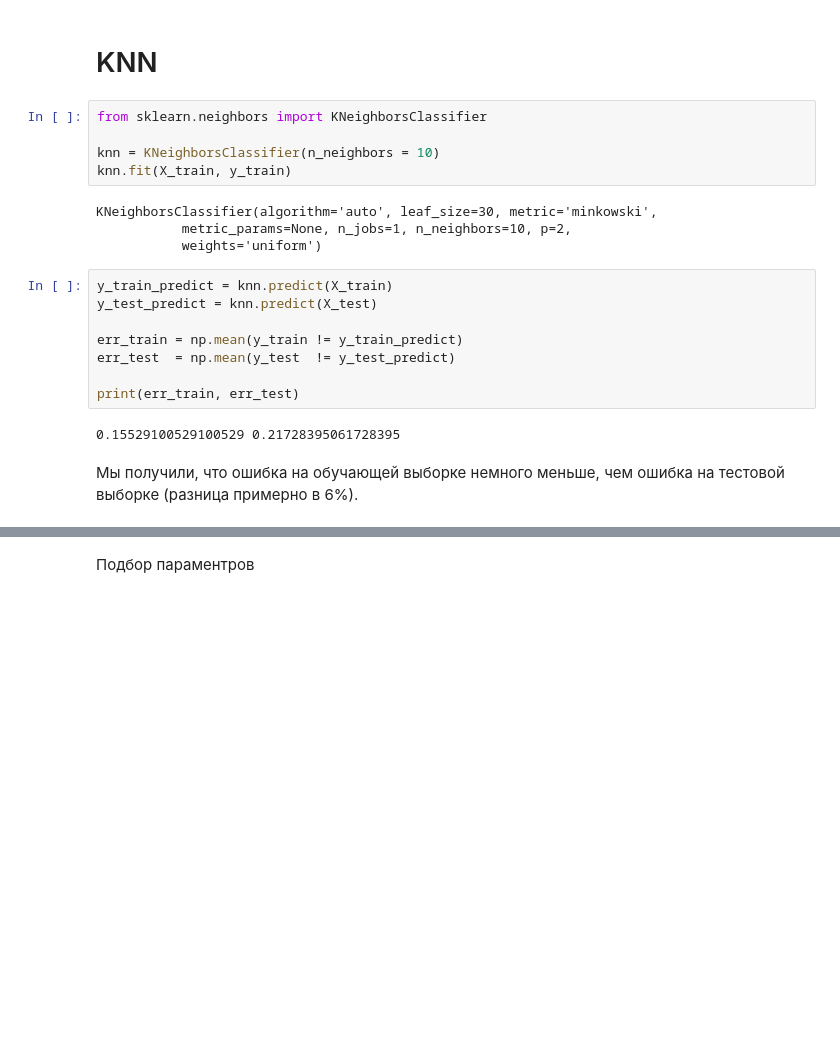
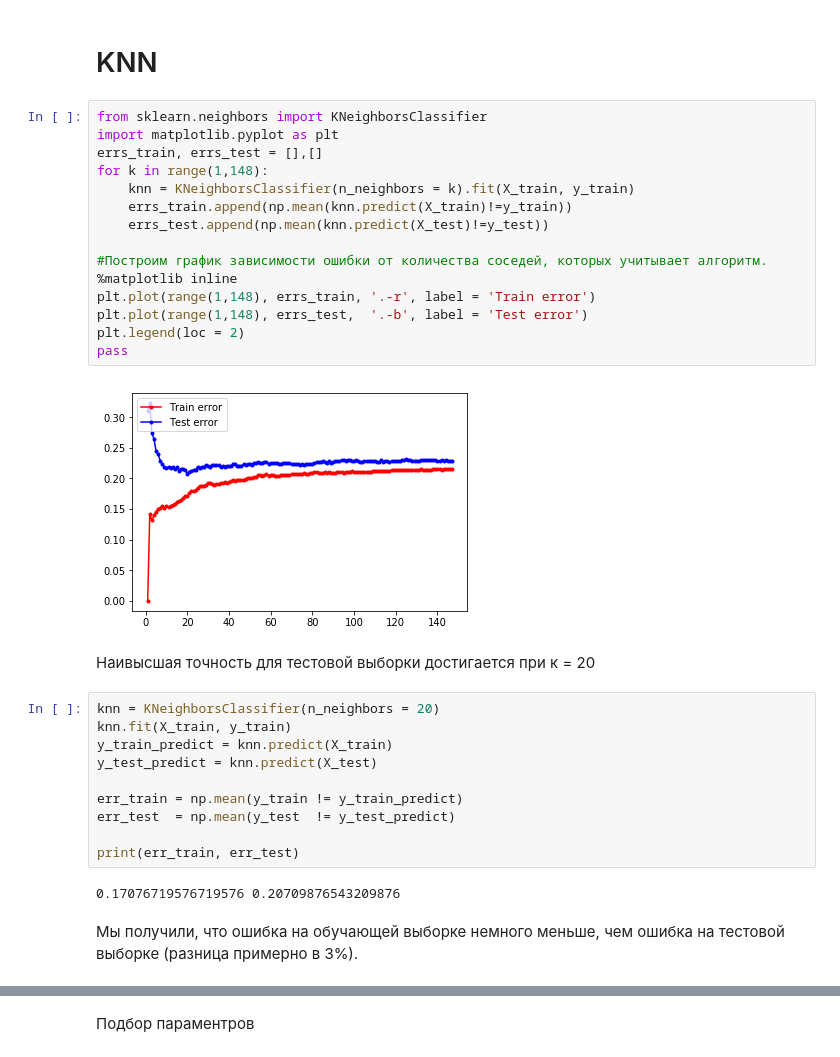
Before and after one commit to ksusha-gorskaya/DataAnalysis, a Jupyter notebook: Lab1_DataAnalysis.ipynb, the cells around one changed output, grey strips where cells are left out. Drawn from its saved outputs; the diff is of its cells as text; blank space fills up the shorter version.

```diff
--- a/Lab1_DataAnalysis.ipynb
+++ b/Lab1_DataAnalysis.ipynb
@@ -276,16 +278,28 @@ N_train + N_test
 10800
 # %% [markdown]
 # KNN
-# %%
-from sklearn.neighbors import KNeighborsClassifier
-
-knn = KNeighborsClassifier(n_neighbors = 10)
-knn.fit(X_train, y_train)
-# %% [output]
-KNeighborsClassifier(algorithm='auto', leaf_size=30, metric='minkowski',
-           metric_params=None, n_jobs=1, n_neighbors=10, p=2,
-           weights='uniform')
+# %%
+from sklearn.neighbors import KNeighborsClassifier
+import matplotlib.pyplot as plt
+errs_train, errs_test = [],[]
+for k in range(1,148):
+    knn = KNeighborsClassifier(n_neighbors = k).fit(X_train, y_train)
+    errs_train.append(np.mean(knn.predict(X_train)!=y_train))
+    errs_test.append(np.mean(knn.predict(X_test)!=y_test))
+
+#Построим график зависимости ошибки от количества соседей, которых учитывает алгоритм.
+%matplotlib inline
+plt.plot(range(1,148), errs_train, '.-r', label = 'Train error')
+plt.plot(range(1,148), errs_test,  '.-b', label = 'Test error')
+plt.legend(loc = 2)
+pass
+# %% [output]
+[figure, added]
+# %% [markdown]
+Наивысшая точность для тестовой выборки достигается при к = 20
 # %%
+knn = KNeighborsClassifier(n_neighbors = 20)
+knn.fit(X_train, y_train)
 y_train_predict = knn.predict(X_train)
 y_test_predict = knn.predict(X_test)
 
@@ -294,9 +308,9 @@ err_test  = np.mean(y_test  != y_test_predict)
 
 print(err_train, err_test)
 # %% [output]
-0.15529100529100529 0.21728395061728395
+0.17076719576719576 0.20709876543209876
 # %% [markdown]
-Мы получили, что ошибка на обучающей выборке немного меньше, чем ошибка на тестовой выборке (разница примерно в 6%).
+Мы получили, что ошибка на обучающей выборке немного меньше, чем ошибка на тестовой выборке (разница примерно в 3%).
 # %%
 from sklearn.metrics import confusion_matrix
 
```
Also changed, not shown: parts of 11 cells of this notebook.
